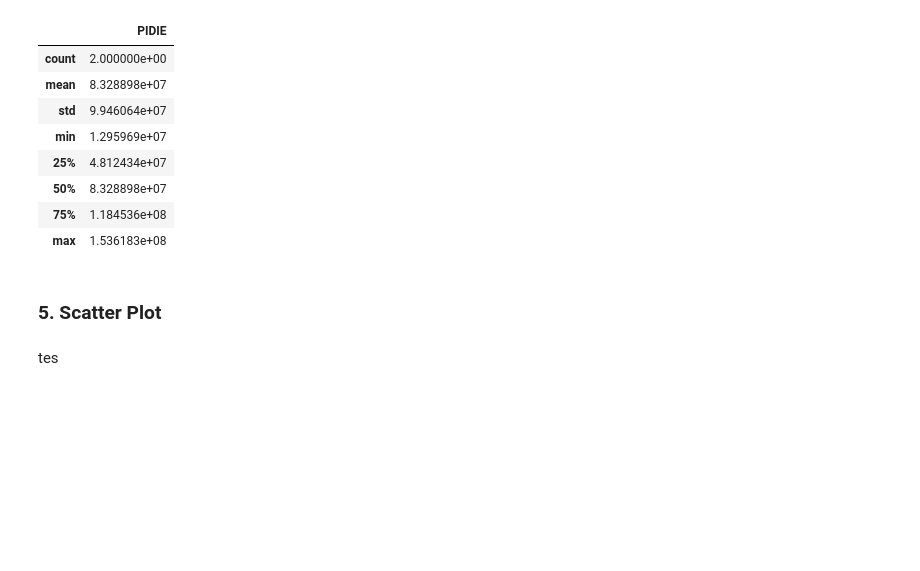
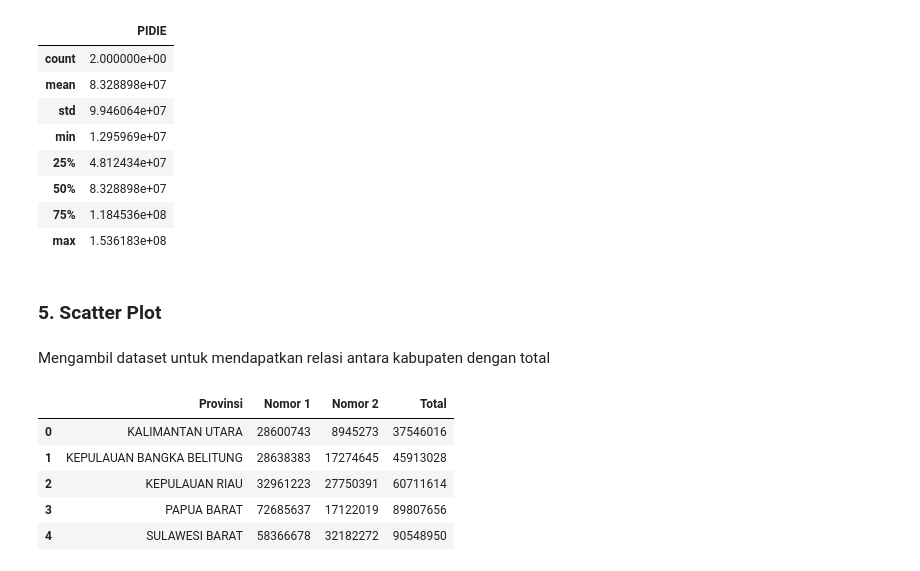
Before and after one commit to daffa1134/Praktikum-VisDat, a Jupyter notebook: 2008107010013_Daffa_Mudhaffar_Tugas_3.ipynb, the cells around one changed output. Saved outputs shown, nothing was run; the diff lists cells and outputs as text; code cells hidden in the pictures; blank space fills up the shorter version.

```diff
--- a/2008107010013_Daffa_Mudhaffar_Tugas_3.ipynb
+++ b/2008107010013_Daffa_Mudhaffar_Tugas_3.ipynb
@@ -294,5 +294,5 @@ df_Pidie.describe()
 | max | 1.536183e+08 |
 # %% [markdown]
 ### 5. Scatter Plot
-# %% [markdown]
-tes
+# %% [markdown]
+Mengambil dataset untuk mendapatkan relasi antara kabupaten dengan total
@@ -298,0 +304,14 @@ tes
+# %%
+# Mendapatkan data set
+df_Scatter = df_Prov.head(12)
+
+df_Scatter = df_Scatter.reset_index()
+
+df_Scatter.head()
+# %% [output]
+|  | Provinsi | Nomor 1 | Nomor 2 | Total |
+| 0 | KALIMANTAN UTARA | 28600743 | 8945273 | 37546016 |
+| 1 | KEPULAUAN BANGKA BELITUNG | 28638383 | 17274645 | 45913028 |
+| 2 | KEPULAUAN RIAU | 32961223 | 27750391 | 60711614 |
+| 3 | PAPUA BARAT | 72685637 | 17122019 | 89807656 |
+| 4 | SULAWESI BARAT | 58366678 | 32182272 | 90548950 |
```
Also changed, not shown: parts of 3 cells of this notebook.
